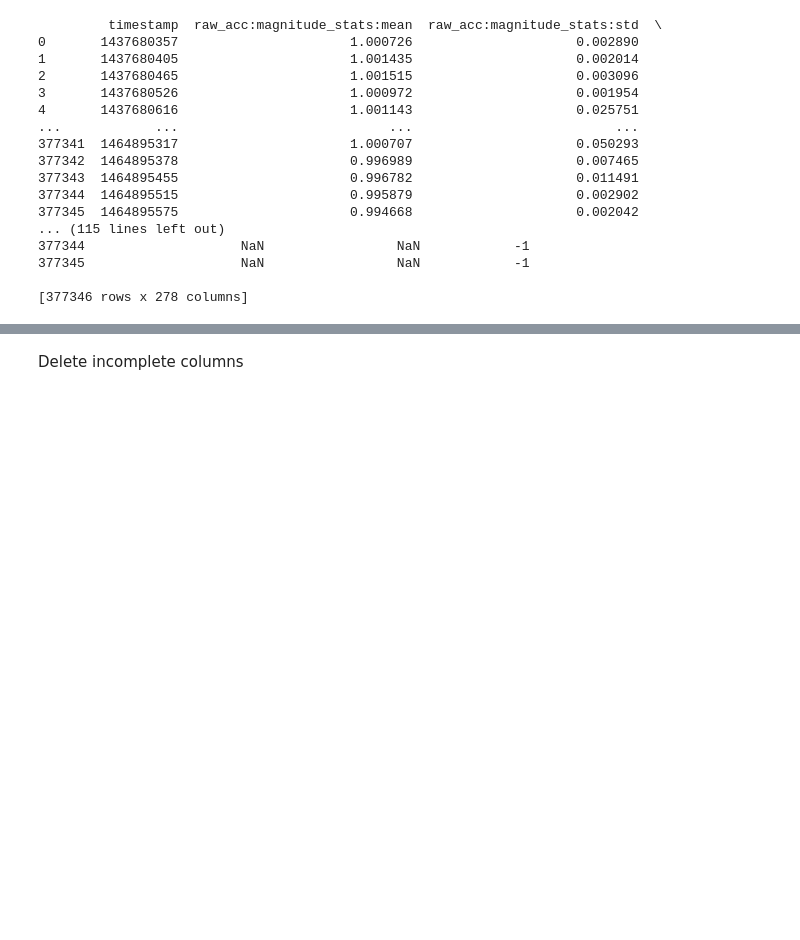
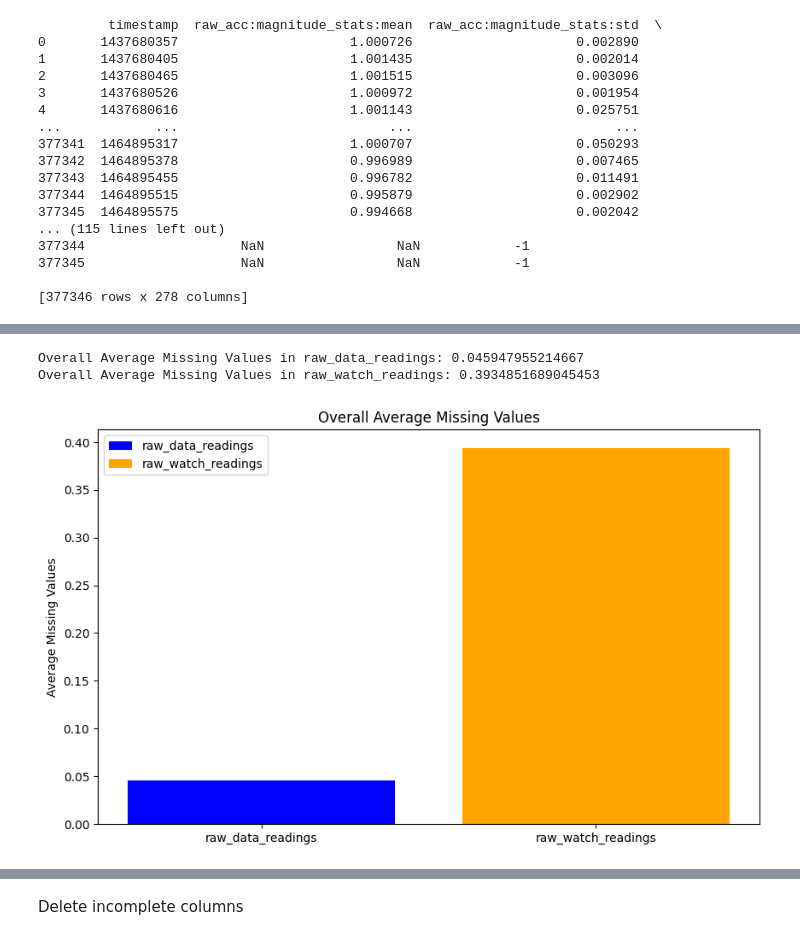
Before and after one commit to Waranika/DCU-EE514-DA-ML, a Jupyter notebook: Assignement/Assignement_1.ipynb, the cells around one changed output, grey strips where cells are left out. Cells and saved outputs as stored; diff of their text form; code cells hidden in the pictures; blank space fills up the shorter version.

```diff
--- a/Assignement/Assignement_1.ipynb
+++ b/Assignement/Assignement_1.ipynb
@@ -43,0 +59,6 @@ PREPROCESSING
+# %%
+# Extracting columns starting with 'proc' or 'raw'
+raw_data_readings = df.filter(regex='^(proc|raw)')
+
+# Describing the selected columns
+raw_data_readings.describe()
@@ -43,0 +76,6 @@ PREPROCESSING
+# %%
+# Extracting columns starting with 'proc' or 'raw'
+raw_watch_readings = df.filter(like='watch')
+
+# Describing the selected columns
+raw_watch_readings.describe()
@@ -43,0 +116,26 @@ PREPROCESSING
+# %%
+# Calculate the overall average of missing values for each DataFrame
+overall_average_missing_raw_data = raw_data_readings.isnull().mean().mean()
+overall_average_missing_raw_watch = raw_watch_readings.isnull().mean().mean()
+
+# Print the overall average missing values for each DataFrame
+print("Overall Average Missing Values in raw_data_readings:", overall_average_missing_raw_data)
+print("Overall Average Missing Values in raw_watch_readings:", overall_average_missing_raw_watch)
+
+# Plotting the overall average missing values for each DataFrame
+plt.figure(figsize=(10, 6))
+
+# Plot for raw_data_readings
+plt.bar("raw_data_readings", overall_average_missing_raw_data, color="blue", label="raw_data_readings")
+
+# Plot for raw_watch_readings
+plt.bar("raw_watch_readings", overall_average_missing_raw_watch, color="orange", label="raw_watch_readings")
+
+plt.title('Overall Average Missing Values')
+plt.ylabel('Average Missing Values')
+plt.legend()
+plt.show()
+# %% [output]
+Overall Average Missing Values in raw_data_readings: 0.045947955214667
+Overall Average Missing Values in raw_watch_readings: 0.3934851689045453
+[figure, added]
```
Also changed, not shown: parts of 16 cells of this notebook.
